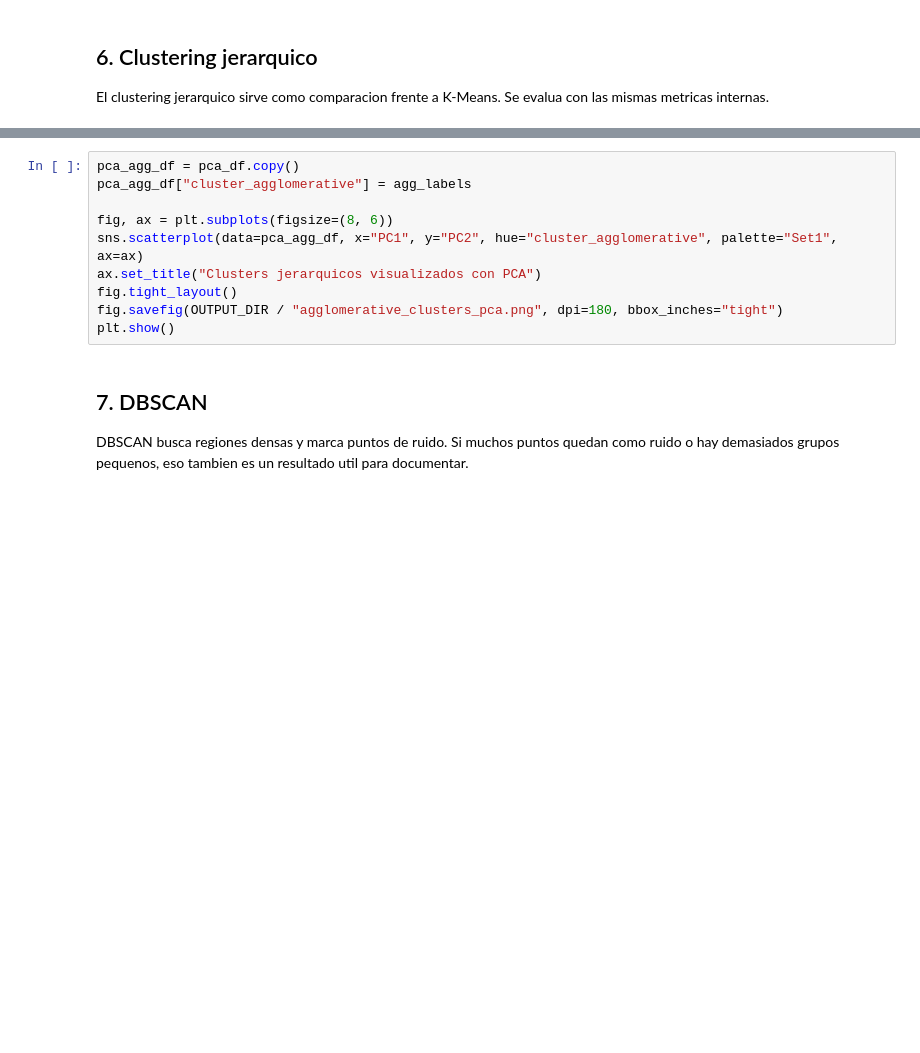
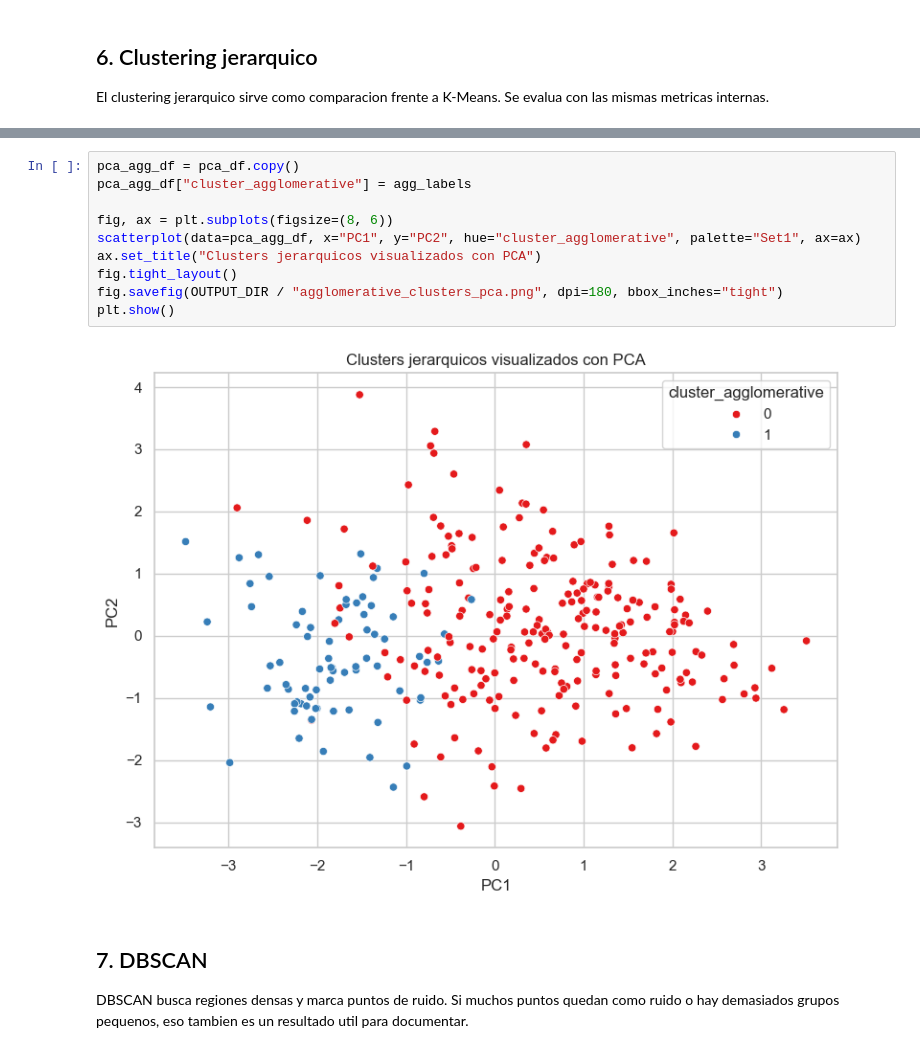
Before and after one commit to JD3M0N/ML, a Jupyter notebook: mundial_project/notebooks/02_aprendizaje_no_supervisado.ipynb, the cells around one changed output, grey strips where cells are left out. Saved outputs shown, nothing was run; the diff lists cells and outputs as text; blank space fills up the shorter version.

```diff
--- a/mundial_project/notebooks/02_aprendizaje_no_supervisado.ipynb
+++ b/mundial_project/notebooks/02_aprendizaje_no_supervisado.ipynb
@@ -234,13 +348,15 @@ print("Mejor k jerarquico:", best_agg_k)
 # %%
 pca_agg_df = pca_df.copy()
 pca_agg_df["cluster_agglomerative"] = agg_labels
 
 fig, ax = plt.subplots(figsize=(8, 6))
-sns.scatterplot(data=pca_agg_df, x="PC1", y="PC2", hue="cluster_agglomerative", palette="Set1", ax=ax)
+scatterplot(data=pca_agg_df, x="PC1", y="PC2", hue="cluster_agglomerative", palette="Set1", ax=ax)
 ax.set_title("Clusters jerarquicos visualizados con PCA")
 fig.tight_layout()
 fig.savefig(OUTPUT_DIR / "agglomerative_clusters_pca.png", dpi=180, bbox_inches="tight")
 plt.show()
+# %% [output]
+[figure, added]
 # %% [markdown]
 ## 7. DBSCAN
 
```
Also changed, not shown: parts of 12 cells of this notebook, 10 other files.
